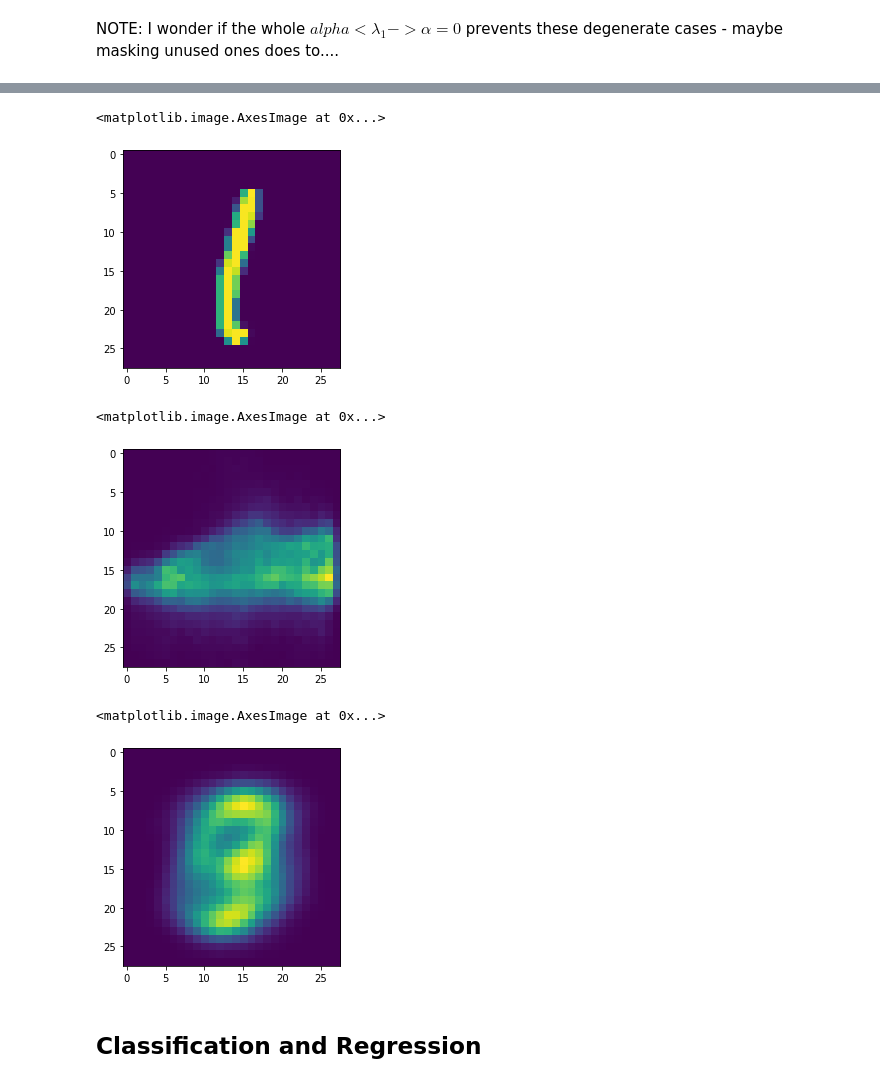
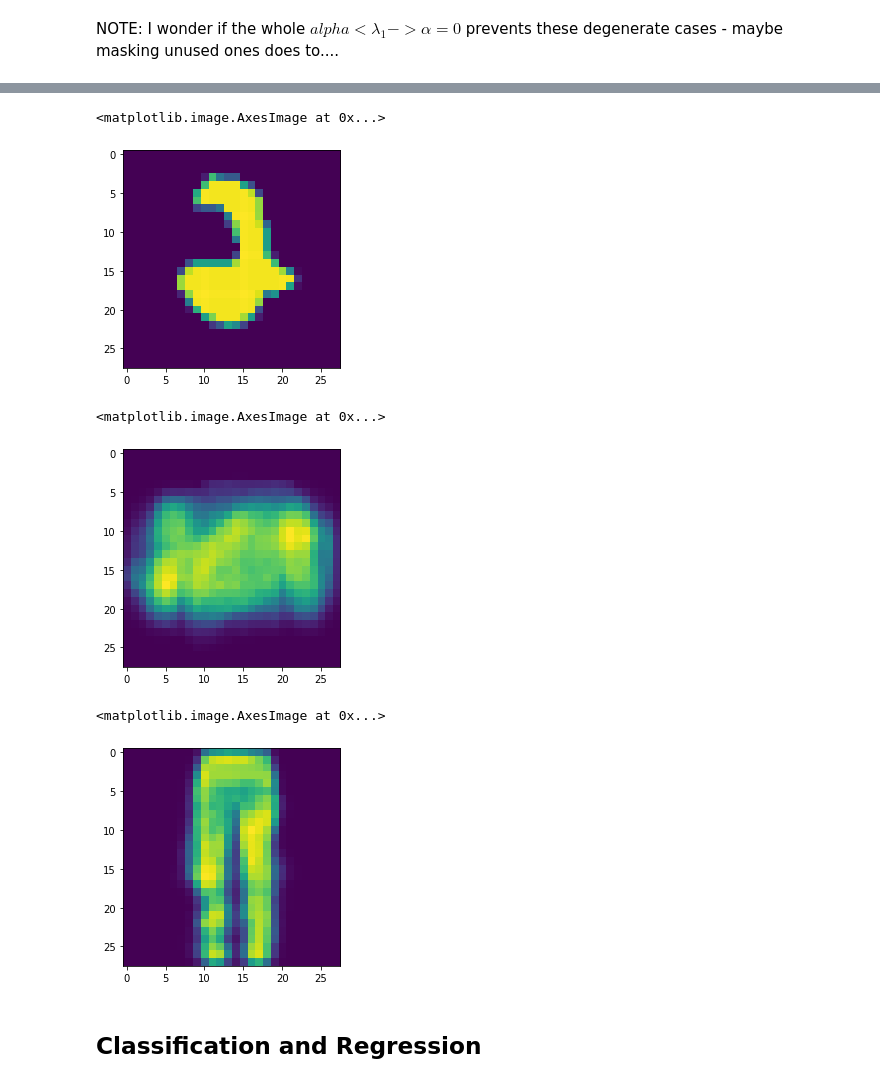
Before and after one commit to oliveradk/cult, a Jupyter notebook: 03a_core.train.ipynb, the cells around one changed output, grey strips where cells are left out. Cells and saved outputs as stored; diff of their text form; code cells hidden in the pictures.

```diff
--- a/03a_core.train.ipynb
+++ b/03a_core.train.ipynb
@@ -509,5 +515,5 @@ if train:
 else:
     save_dir = os.path.join(PARAM_PATH, exp_name)
 # %%
-gen_vae = GenReplayVAE(FCEncoder, FCDecoder, latents, max_envs, lam, kappa, tau, device)
-optimizer = torch.optim.Adam(params = gen_vae.model.parameters(), lr=lr, eps=1e-3)
+gen_vae = GenReplayVAE(FCEncoder, FCDecoder, latents, max_envs, lam, kappa, device)
+optimizer = torch.optim.Adam(params = gen_vae.parameters(), lr=lr)
@@ -560,0 +587,4 @@ for epoch in range(mnist_epochs):
+# %%
+with torch.no_grad():
+    rec_img, _mu, _logvar, _envidx, _z = gen_vae(mnist_batch)
+    samples = generate_samples(gen_vae, 64)
@@ -561,7 +603,7 @@ for epoch in range(mnist_epochs):
 # %%
-if train:
-    torch.save(gen_vae.state_dict(), os.path.join(save_dir, "gen_mnist"))
-    state_dict = torch.load(os.path.join(save_dir, "gen_mnist"), map_location=torch.device(device))
-else:
-    state_dict = torch.load(os.path.join(save_dir, "gen_mnist"), map_location=torch.device(device))
-gen_vae.load_state_dict(state_dict=state_dict)
+# if train:
+#     torch.save(gen_vae.state_dict(), os.path.join(save_dir, "gen_mnist"))
+#     state_dict = torch.load(os.path.join(save_dir, "gen_mnist"), map_location=torch.device(device))
+# else:
+#     state_dict = torch.load(os.path.join(save_dir, "gen_mnist"), map_location=torch.device(device))
+# gen_vae.load_state_dict(state_dict=state_dict)
@@ -617,3 +678,4 @@ RuntimeError: all elements of input should be between 0 and 1
 # %%
 with torch.no_grad():
     rec_img, _mu, _logvar, _envidx, _z = gen_vae(mnist_batch)
+    samples = generate_samples(gen_vae, 64)
@@ -624,17 +698,17 @@ tensor(3)
 # %%
-plt.imshow(mnist_batch[1].to('cpu').detach().numpy().squeeze())
+plt.imshow(mnist_batch[20].to('cpu').detach().numpy().squeeze())
 # %% [output]
 <matplotlib.image.AxesImage at 0x...>
-[figure, old version]
+[figure, new version]
 # %%
-plt.imshow(rec_img[1].to('cpu').detach().numpy().squeeze())
+plt.imshow(rec_img[20].to('cpu').detach().numpy().squeeze())
 # %% [output]
 <matplotlib.image.AxesImage at 0x...>
-[figure, old version]
+[figure, new version]
 # %%
-plt.imshow(rec_img[0].to('cpu').detach().numpy().squeeze())
+plt.imshow(rec_img[2].to('cpu').detach().numpy().squeeze())
 # %% [output]
 <matplotlib.image.AxesImage at 0x...>
-[figure, old version]
+[figure, new version]
 # %% [markdown]
 ## Classification and Regression
```
Also changed, not shown: parts of 29 cells of this notebook, 3 other files.
